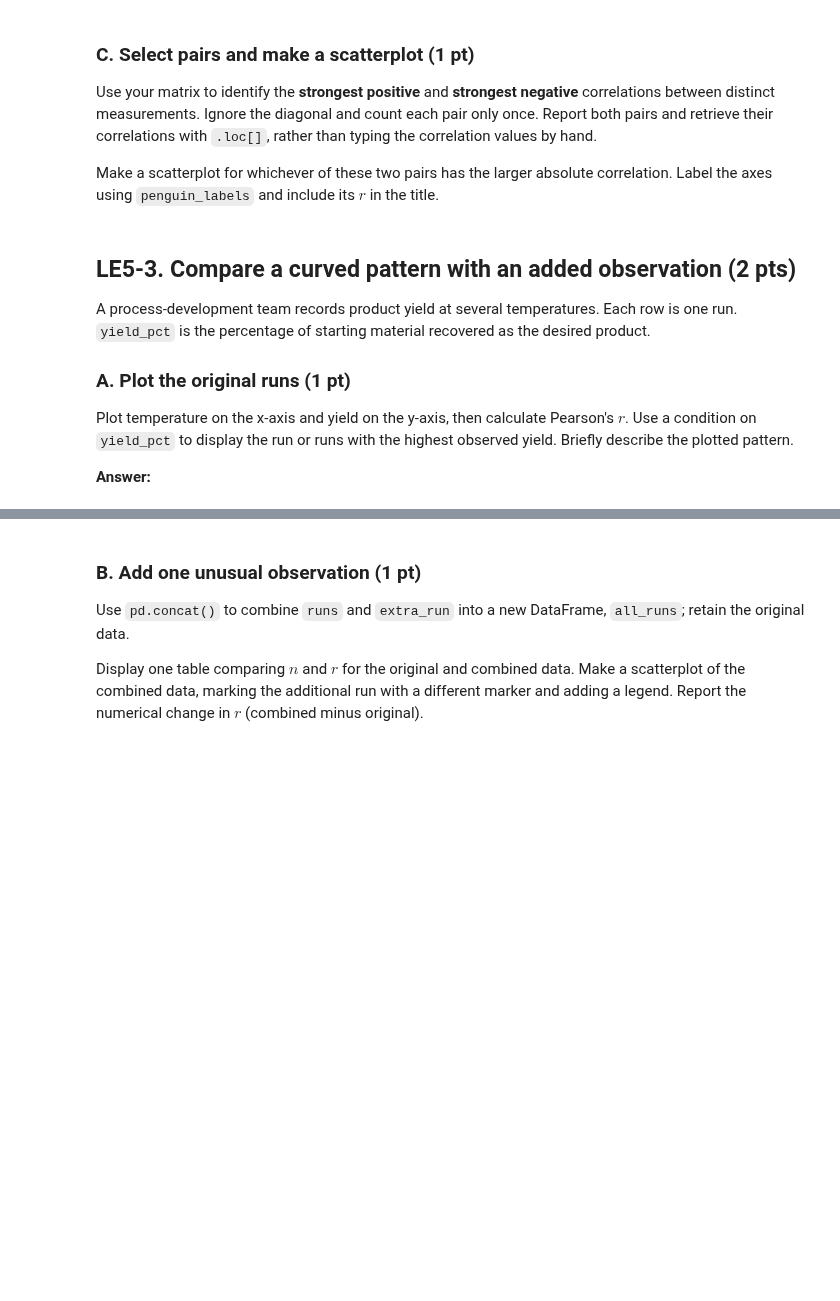
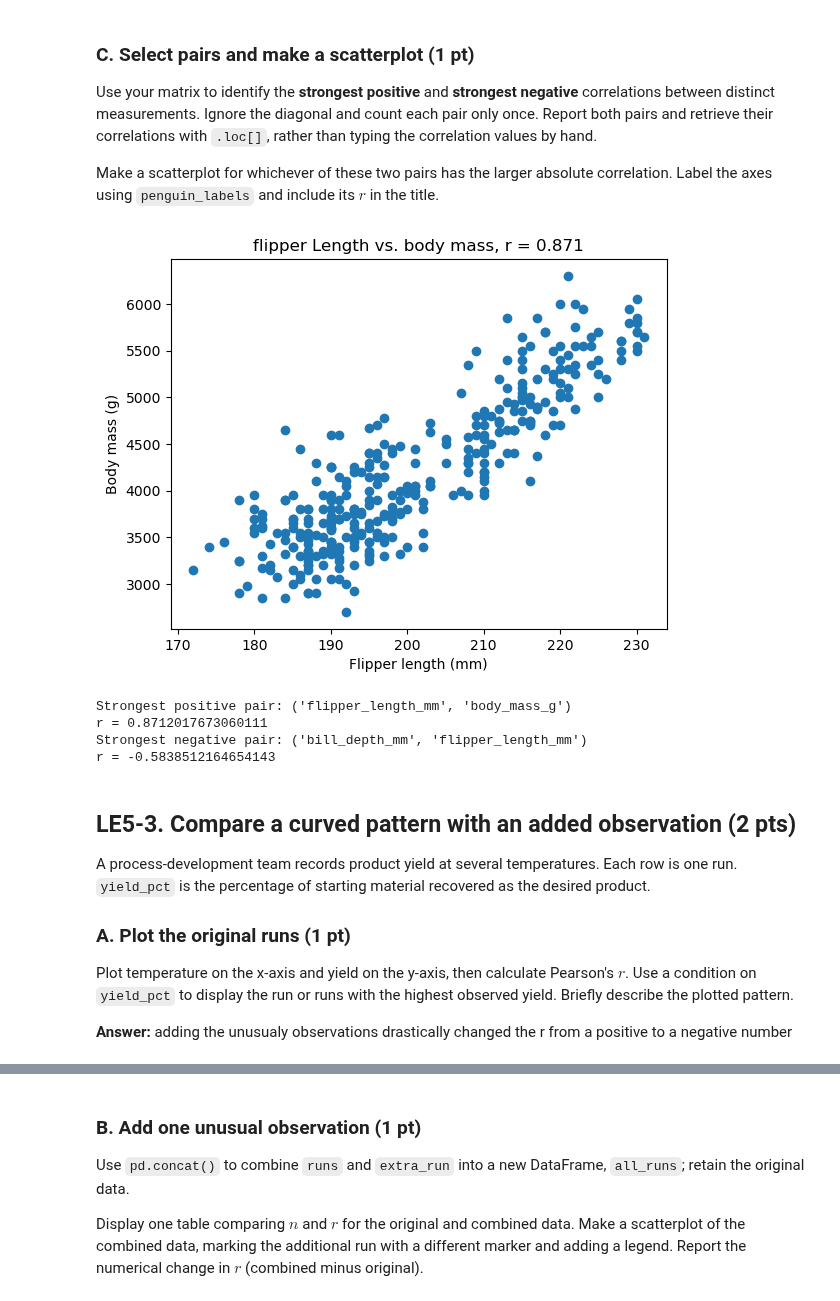
Before and after one commit to mda90-manny/26f-engr1451-2451, a Jupyter notebook: 1-assignments/LE05/LE05.ipynb, the cells around one changed output, grey strips where cells are left out. Cells and saved outputs as stored; diff of their text form; code cells hidden in the pictures; blank space fills up the shorter version.

```diff
--- a/1-assignments/LE05/LE05.ipynb
+++ b/1-assignments/LE05/LE05.ipynb
@@ -153,6 +218,32 @@ Make a scatterplot for whichever of these two pairs has the larger absolute corr
 # %%
 # Identify the two pairs and retrieve their r values from corr_matrix.
 # Plot the pair with the larger absolute correlation.
+positive_pair = ("flipper_length_mm", "body_mass_g")
+negative_pair = ("bill_depth_mm", "flipper_length_mm")
+
+r_positive = corr_matrix.loc[positive_pair[0], positive_pair[1]]
+r_negative = corr_matrix.loc[negative_pair[0], negative_pair[1]]
+
+xcol = positive_pair[0]
+ycol=positive_pair[1]
+plt.scatter(penguin_complete[xcol], penguin_complete[ycol])
+
+plt.xlabel(penguin_labels[xcol])
+plt.ylabel(penguin_labels[ycol])
+plt.title(f"flipper Length vs. body mass, r = {r_positive:.3f}")
+
+plt.show()
+print("Strongest positive pair:", positive_pair)
+print("r =", r_positive)
+
+print("Strongest negative pair:", negative_pair)
+print("r =", r_negative)
+# %% [output]
+[figure, added]
+Strongest positive pair: ('flipper_length_mm', 'body_mass_g')
+r = 0.8712017673060111
+Strongest negative pair: ('bill_depth_mm', 'flipper_length_mm')
+r = -0.5838512164654143
 # %% [markdown]
 ## LE5-3. Compare a curved pattern with an added observation (2 pts)
 
@@ -163,6 +254,7 @@ A process-development team records product yield at several temperatures. Each r
 Plot temperature on the x-axis and yield on the y-axis, then calculate Pearson's $r$. Use a condition on `yield_pct` to display the run or runs with the highest observed yield. Briefly describe the plotted pattern.
 
 **Answer:**
+adding the unusualy observations drastically changed the r from a positive to a negative number
 # %%
 runs = pd.DataFrame({
     "temperature_C": [30, 35, 40, 45, 50, 55, 60, 65, 70],
```
Also changed, not shown: parts of 13 cells of this notebook, 1 other file.
